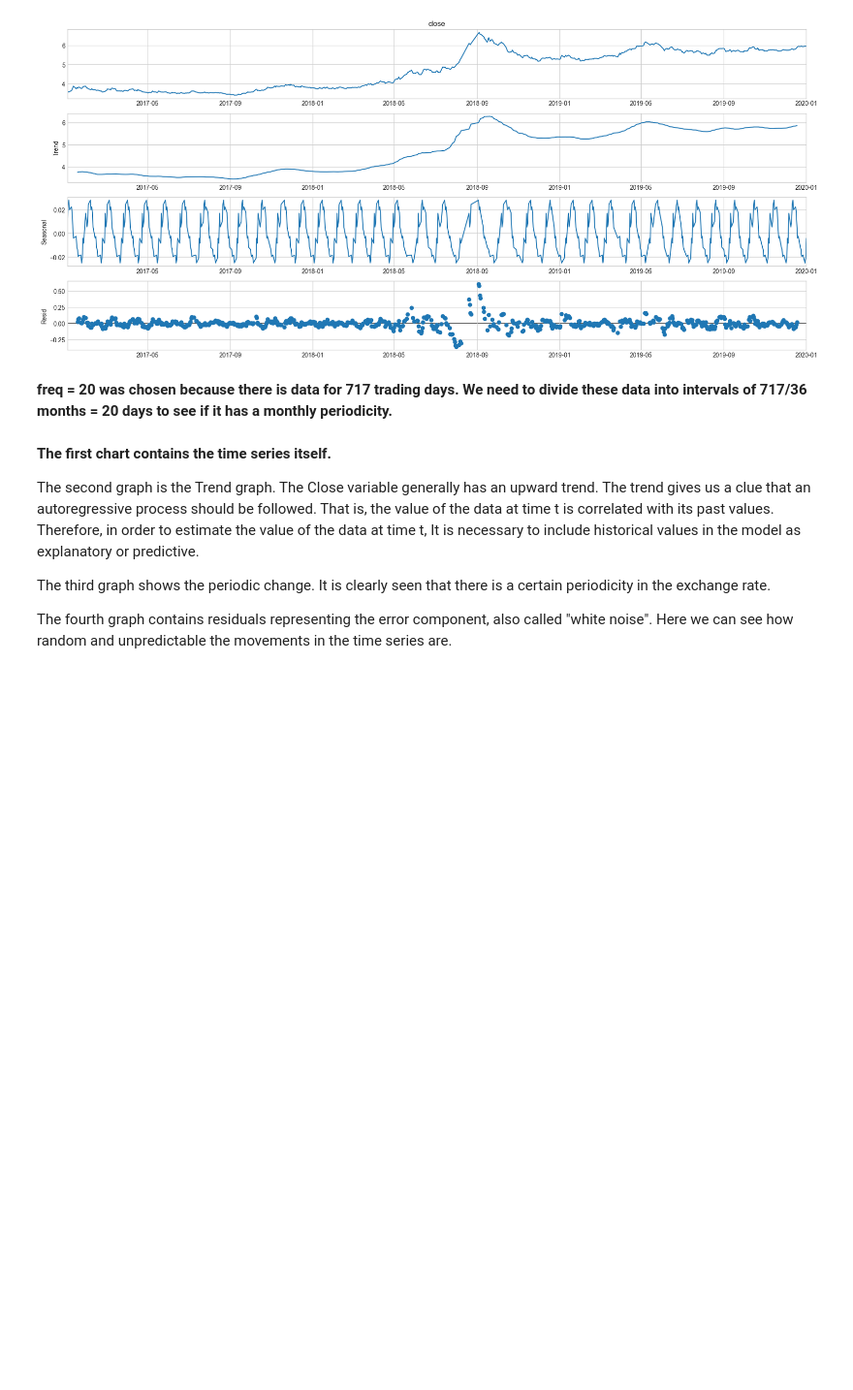
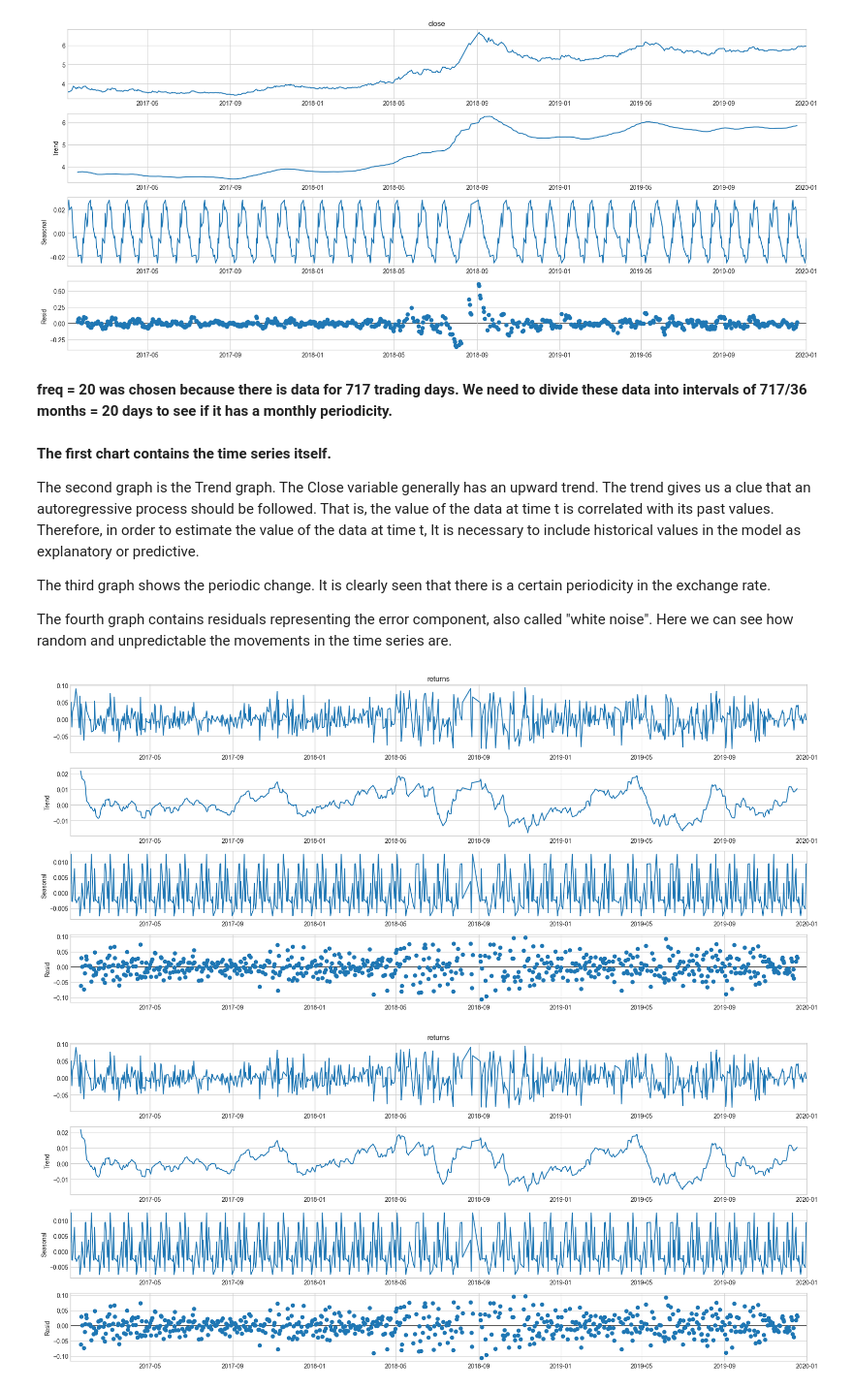
Before and after one commit to batuhanmtl/Time-Series-Analysis, a Jupyter notebook: Univariate Regression/ExchangeRatePrediction.ipynb, the cells around one changed output. Shown at 97% size. Cells and saved outputs as stored; diff of their text form; code cells hidden in the pictures; blank space fills up the shorter version.

```diff
--- a/Univariate Regression/ExchangeRatePrediction.ipynb
+++ b/Univariate Regression/ExchangeRatePrediction.ipynb
@@ -249,3 +249,12 @@ The second graph is the Trend graph. The Close variable generally has an upward
 The third graph shows the periodic change. It is clearly seen that there is a certain periodicity in the exchange rate.
 
 The fourth graph contains residuals representing the error component, also called "white noise". Here we can see how random and unpredictable the movements in the time series are.<b>
+# %%
+# DECEMPOSITION PLOT (RETURN)
+
+sd_result = seasonal_decompose(df["returns"], model='additive', period=20)
+
+sd_result.plot()
+# %% [output]
+[figure, added]
+[figure, added]
```
